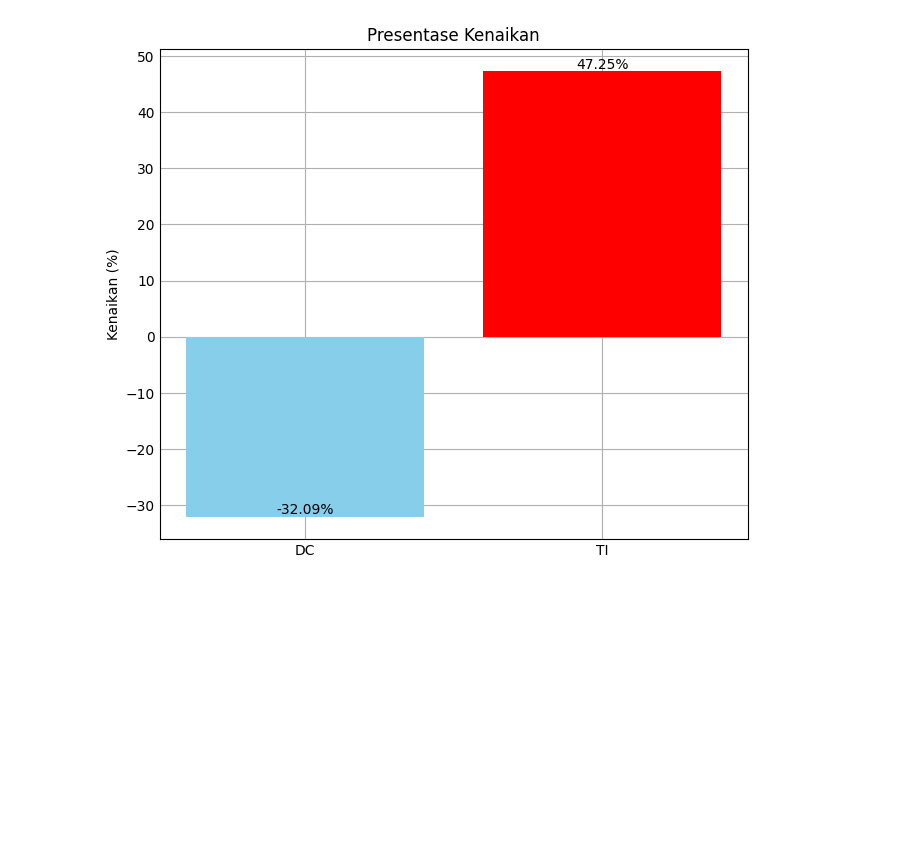
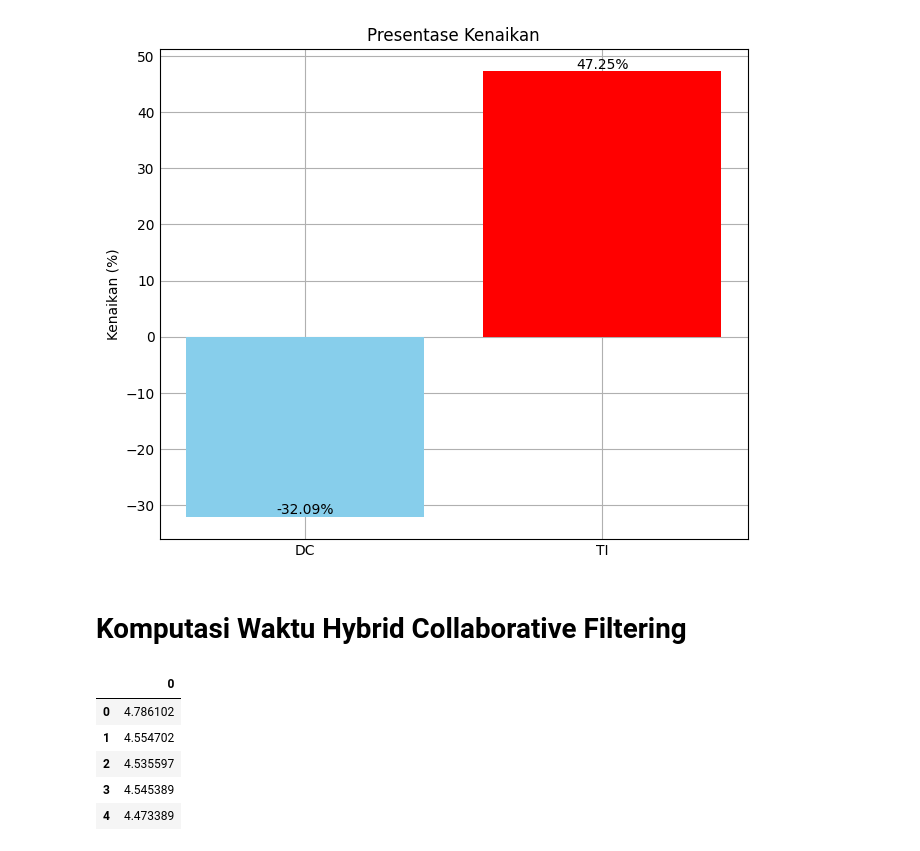
Before and after one commit to DimasDliyaurR/Hybrid-Collaborative-Filtering-HCF, a Jupyter notebook: main.ipynb, the cells around one changed output. Cells and saved outputs as stored; diff of their text form; code cells hidden in the pictures; blank space fills up the shorter version.

Commit message:
[ADD] Time computation per fold

```diff
--- a/main.ipynb
+++ b/main.ipynb
@@ -2360,3 +2360,19 @@ plt.show()
 terbaik TI : NDCG@17 = 0.04775950339540119
 terbaik DC : NDCG@20 = 0.03243433062960003
 [figure]
+# %% [markdown]
+# Komputasi Waktu Hybrid Collaborative Filtering
+# %%
+from hybrid import HCF
+import DistanceBased.similarities as S
+
+ti = HCF("data/ml-100k",S.TI,k_user=5,k_item=20,alpha_1=0.1,alpha_2=0,gamma=1,N=20,time=True,path_file=None)
+# %%
+ti.show_time_computation()
+# %% [output]
+|  | 0 |
+| 0 | 4.786102 |
+| 1 | 4.554702 |
+| 2 | 4.535597 |
+| 3 | 4.545389 |
+| 4 | 4.473389 |
```
Also changed, not shown: parts of 2 cells of this notebook, 4 other files.
